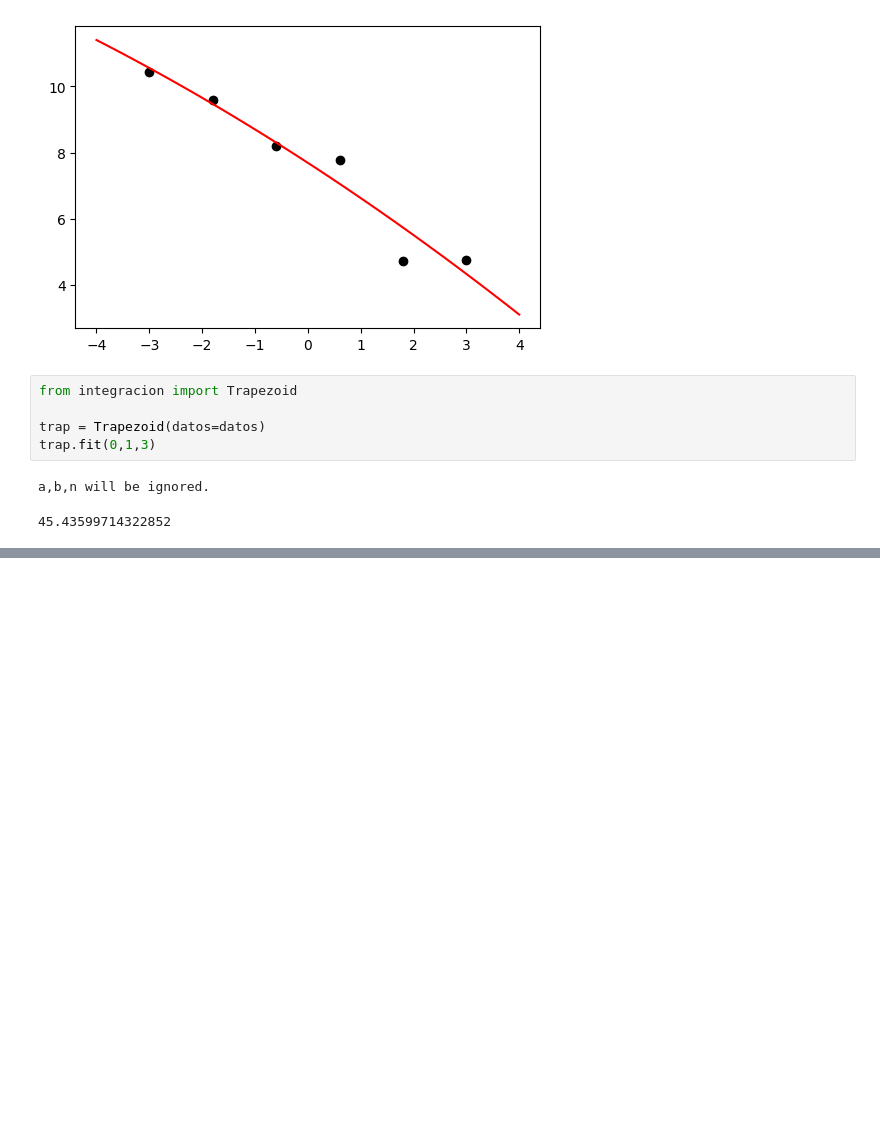
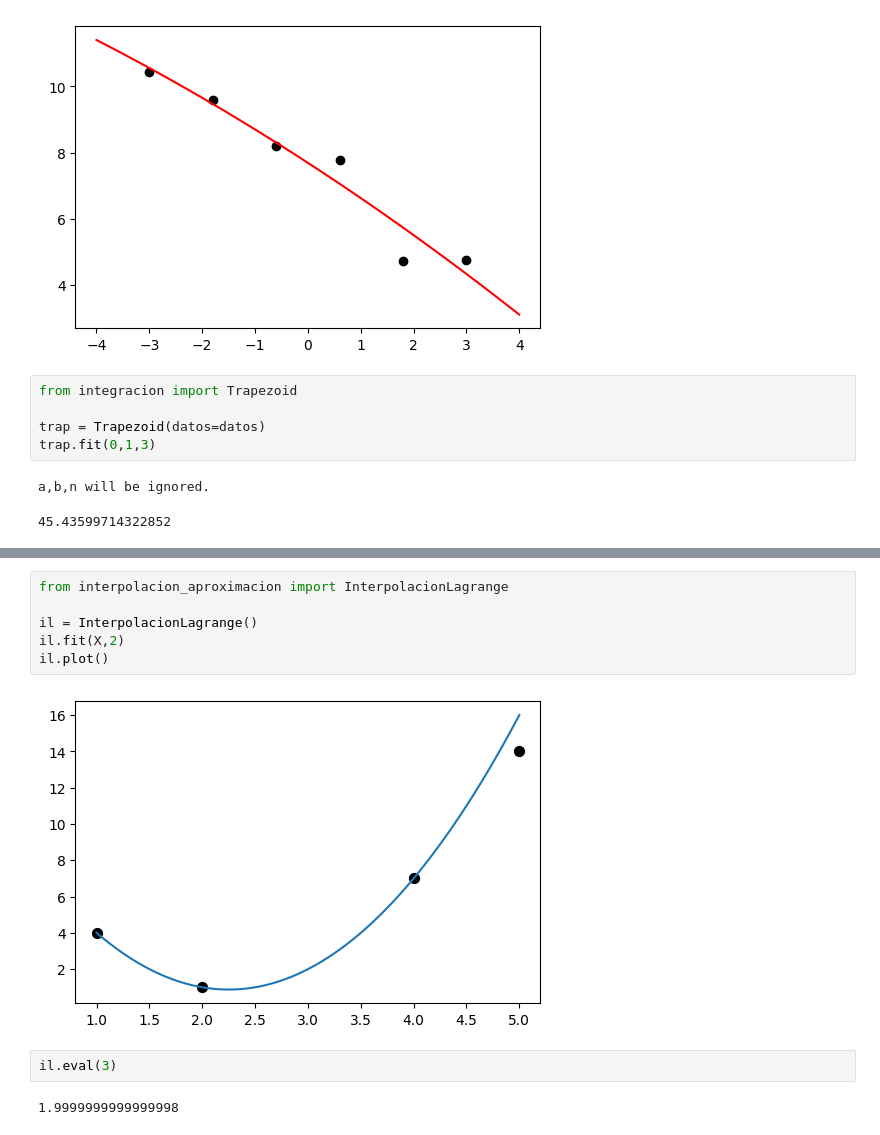
Before and after one commit to gmauricio-toledo/UNISON-teaching, a Jupyter notebook: Examen2.ipynb, the cells around one changed output, grey strips where cells are left out. Drawn from its saved outputs; the diff is of its cells as text; blank space fills up the shorter version.

```diff
--- a/Examen2.ipynb
+++ b/Examen2.ipynb
@@ -93,0 +155,12 @@ a,b,n will be ignored.
+# %%
+from interpolacion_aproximacion import InterpolacionLagrange
+
+il = InterpolacionLagrange()
+il.fit(X,2)
+il.plot()
+# %% [output]
+[figure, added]
+# %%
+il.eval(3)
+# %% [output]
+1.9999999999999998
```
Also changed, not shown: parts of 7 cells of this notebook, 2 other files.
